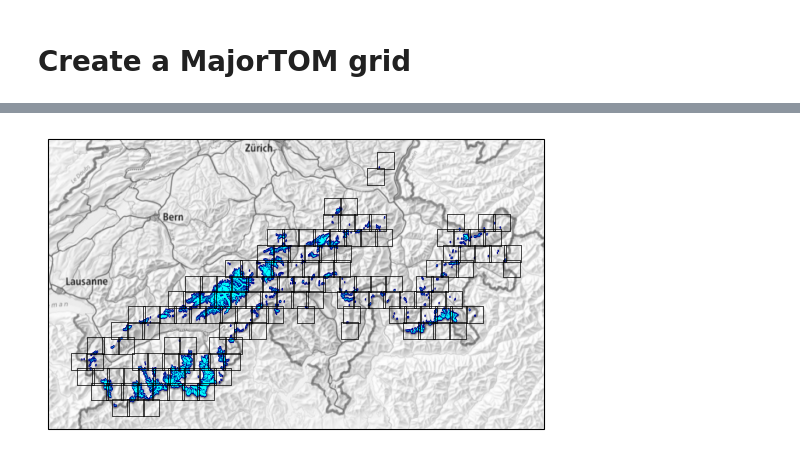
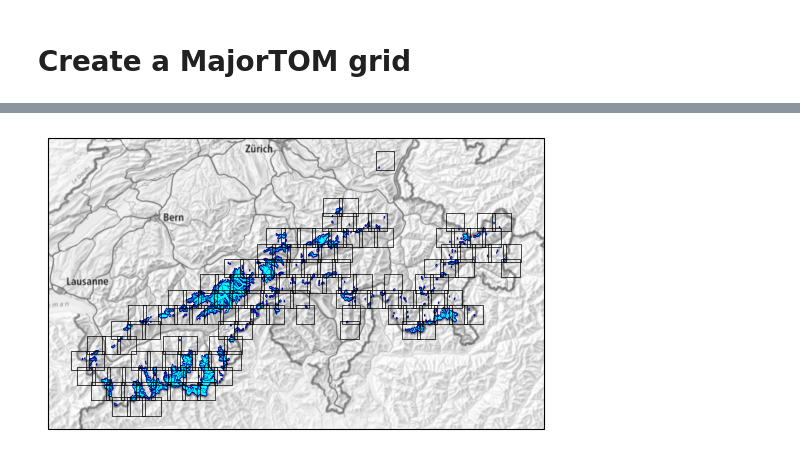
Before and after one commit to lqgentner/deep-glacier-inventory, a Jupyter notebook: notebooks/02-grid-creation.ipynb, the cells around one changed output, grey strips where cells are left out. Saved outputs shown, nothing was run; the diff lists cells and outputs as text; code cells hidden in the pictures.

Commit message:
grid notebook update and MajorTOMGrid bugfix

```diff
--- a/notebooks/02-grid-creation.ipynb
+++ b/notebooks/02-grid-creation.ipynb
@@ -103,8 +108,8 @@ sgi = sgi.set_index("gid", verify_integrity=True).sort_index().to_crs(WGS84)
 # Get a single shape of the union
 sgi_union = sgi.union_all()
 # %%
-grid = MajorTOMGrid(dist=10_000)
-cells = grid.get_cells(aoi=sgi_union, buffer_ratio=0.05)
-cells.head()
+grid_sgi = MajorTOMGrid(dist=10_000).filter(sgi_union)
+cells_sgi = grid_sgi.get_cells(buffer_ratio=0.1)
+cells_sgi.head()
 # %% [output]
 |  | lon_idx | lat_idx | lon | lat | lon_spacing | id | utm_zone | geometry |
@@ -116,20 +121,20 @@ cells.head()
 # %%
 # Add buffer to SGI for visualization
 sgi_buffered = sgi.to_crs(CEA).simplify(100).buffer(500).to_crs(WGS84)
 
 proj = ccrs.UTM(32)
 fig, ax = plt.subplots(subplot_kw={"projection": proj})
 
 sgi_buffered.plot(ax=ax, color="darkblue")
 sgi.plot(ax=ax, color="cyan")
-cells.plot(ax=ax, edgecolor="black", linewidth=0.5, color="None")
+cells_sgi.plot(ax=ax, edgecolor="black", linewidth=0.5, color="None")
 
 cx.add_basemap(
     ax,
     crs=sgi.crs,
     # source=cx.providers.OpenStreetMap.Mapnik,
     source=cx.providers.SwissFederalGeoportal.NationalMapGrey,
     attribution=False,
 )
 # %% [output]
-[figure, old version]
+[figure, new version]
```
Also changed, not shown: parts of 12 cells of this notebook, 1 other file.
